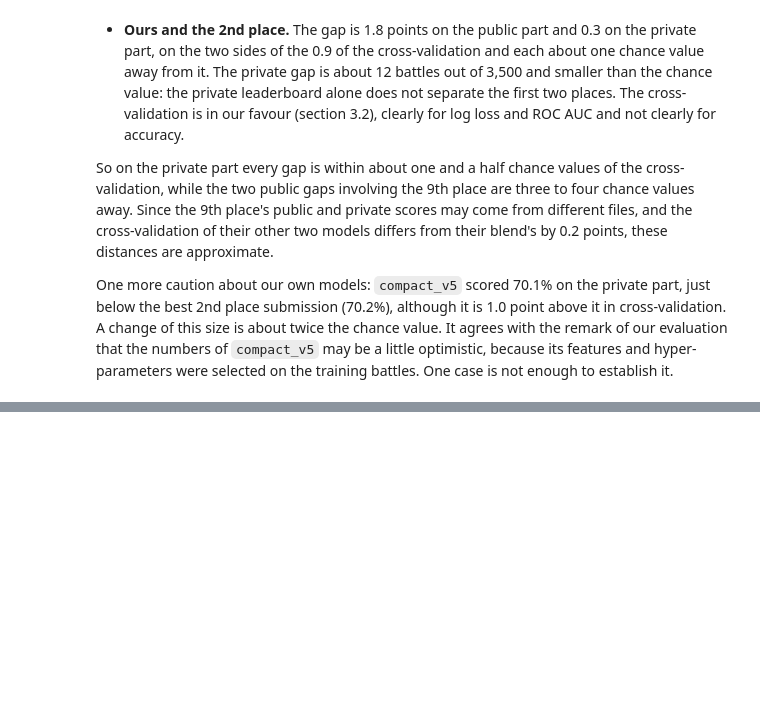
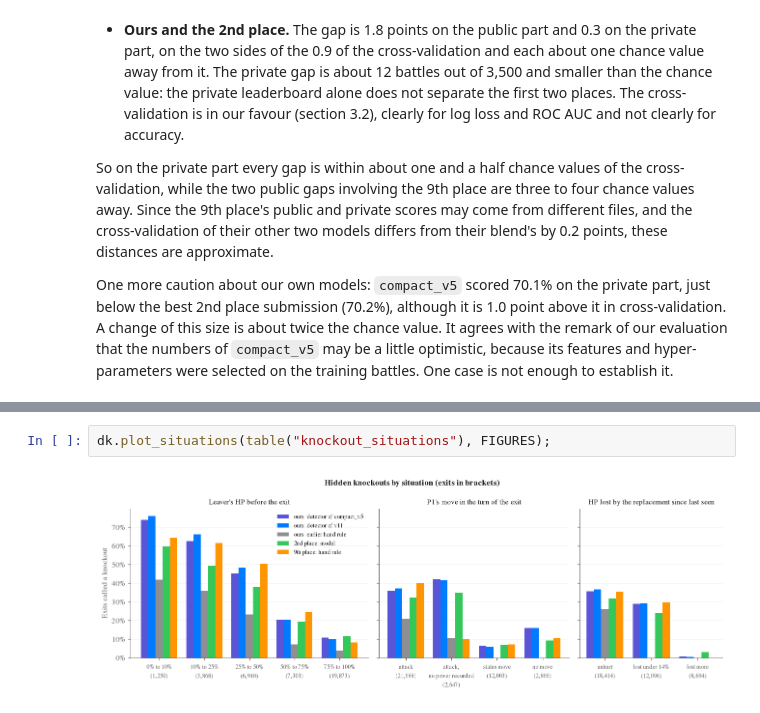
Before and after one commit to CiottoloMaggico/pokechallenge-fall-2026, a Jupyter notebook: docs/evaluation/comparison/comparison.ipynb, the cells around one changed output, grey strips where cells are left out. Saved outputs shown, nothing was run; the diff lists cells and outputs as text; blank space fills up the shorter version.

Commit message:
docs(evaluation): compare the three teams' hidden-knockout detectors and exchange them

```diff
--- a/docs/evaluation/comparison/comparison.ipynb
+++ b/docs/evaluation/comparison/comparison.ipynb
@@ -349,0 +390,4 @@ Limits: one fold assignment with five folds; cross-validation numbers that may b
+# %%
+dk.plot_situations(table("knockout_situations"), FIGURES);
+# %% [output]
+[figure, added]
```
Also changed, not shown: parts of 13 cells of this notebook, 15 other files.
